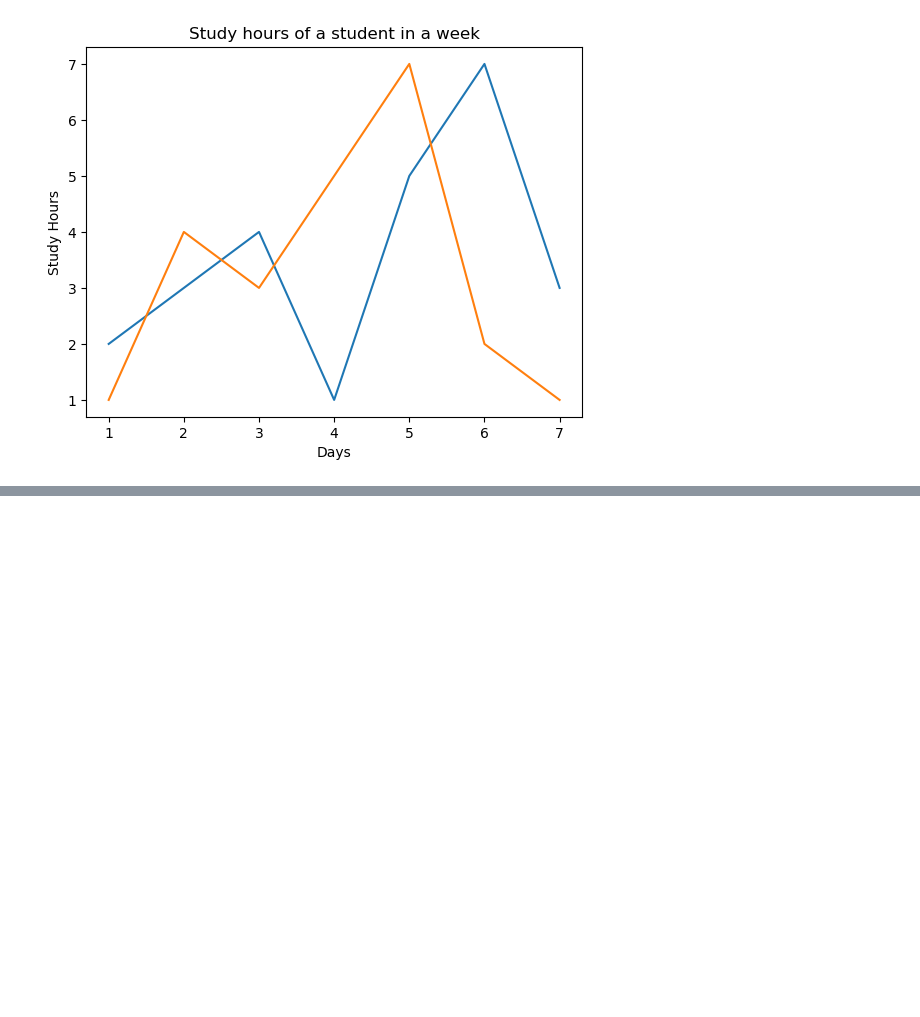
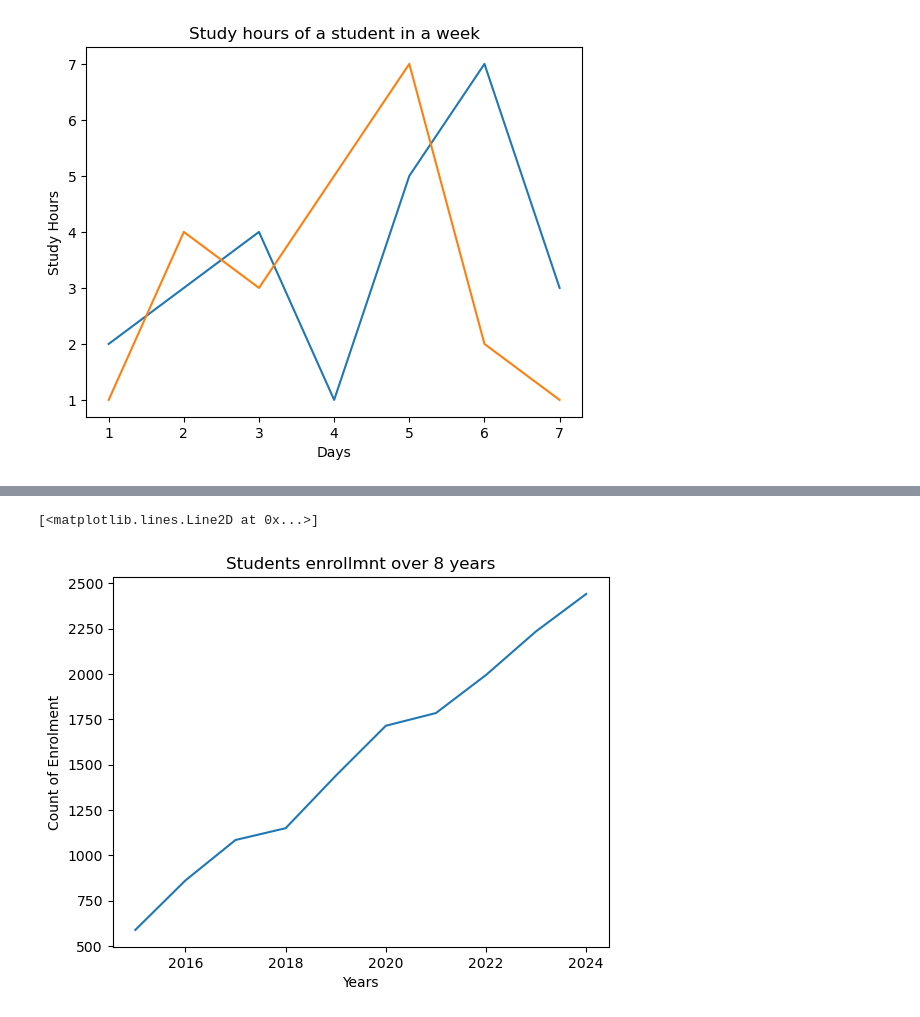
Before and after one commit to hasibprangon/data-visualization-with-matplotlib-p-1, a Jupyter notebook: module-13.ipynb, the cells around one changed output, grey strips where cells are left out. Cells and saved outputs as stored; diff of their text form; code cells hidden in the pictures; blank space fills up the shorter version.

Commit message:
2d line plot from pandas data

```diff
--- a/module-13.ipynb
+++ b/module-13.ipynb
@@ -40,0 +43,5 @@ plt.plot(days, hours_2)
+# %%
+# load file
+
+df = pd.read_csv('enrollment_data.csv')
+df
@@ -40,0 +60,9 @@ plt.plot(days, hours_2)
+# %%
+plt.xlabel('Years')
+plt.ylabel('Count of Enrolment')
+plt.title('Students enrollmnt over 8 years')
+
+plt.plot(df['Year'], df['Programming'])
+# %% [output]
+[<matplotlib.lines.Line2D at 0x...>]
+[figure, added]
```
Also changed, not shown: parts of 4 cells of this notebook, 1 other file.
